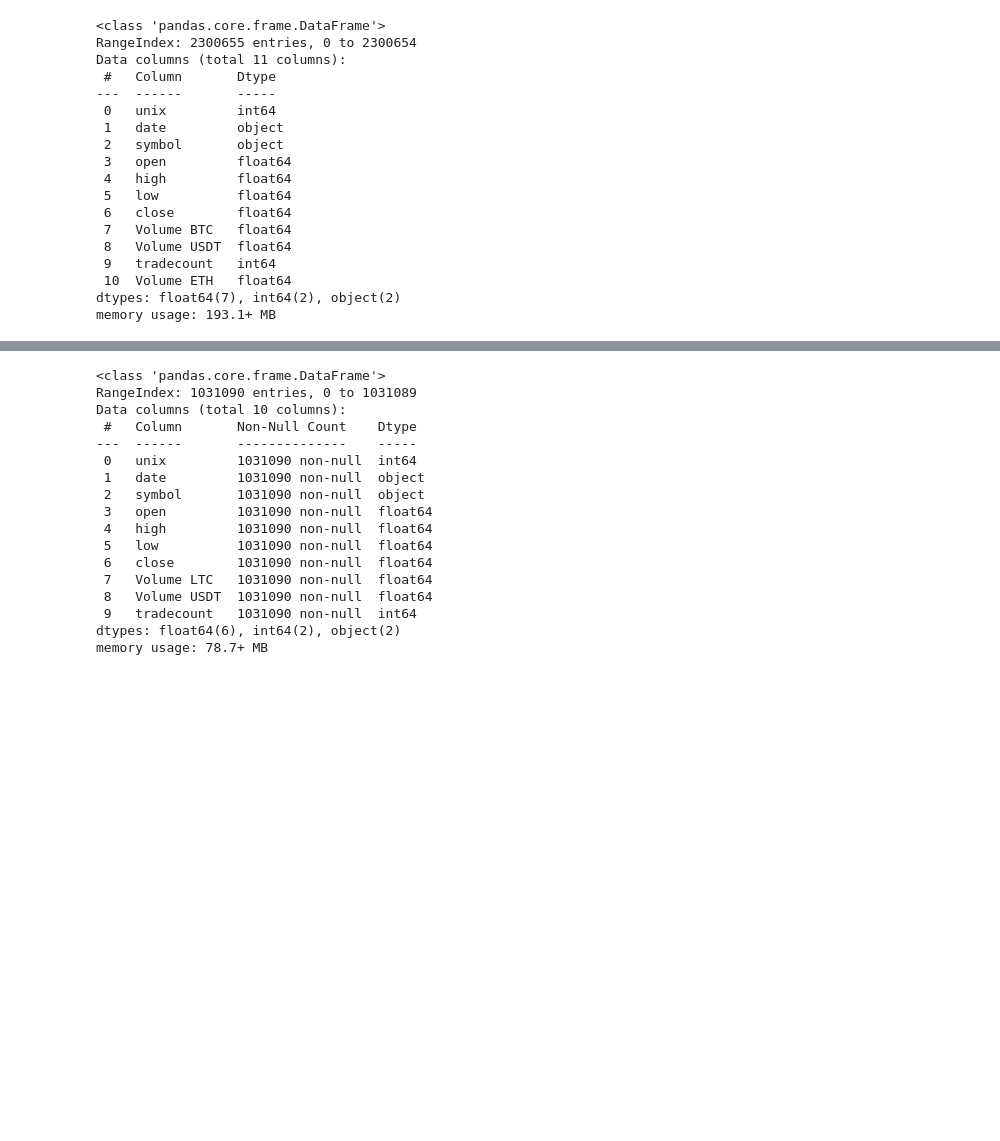
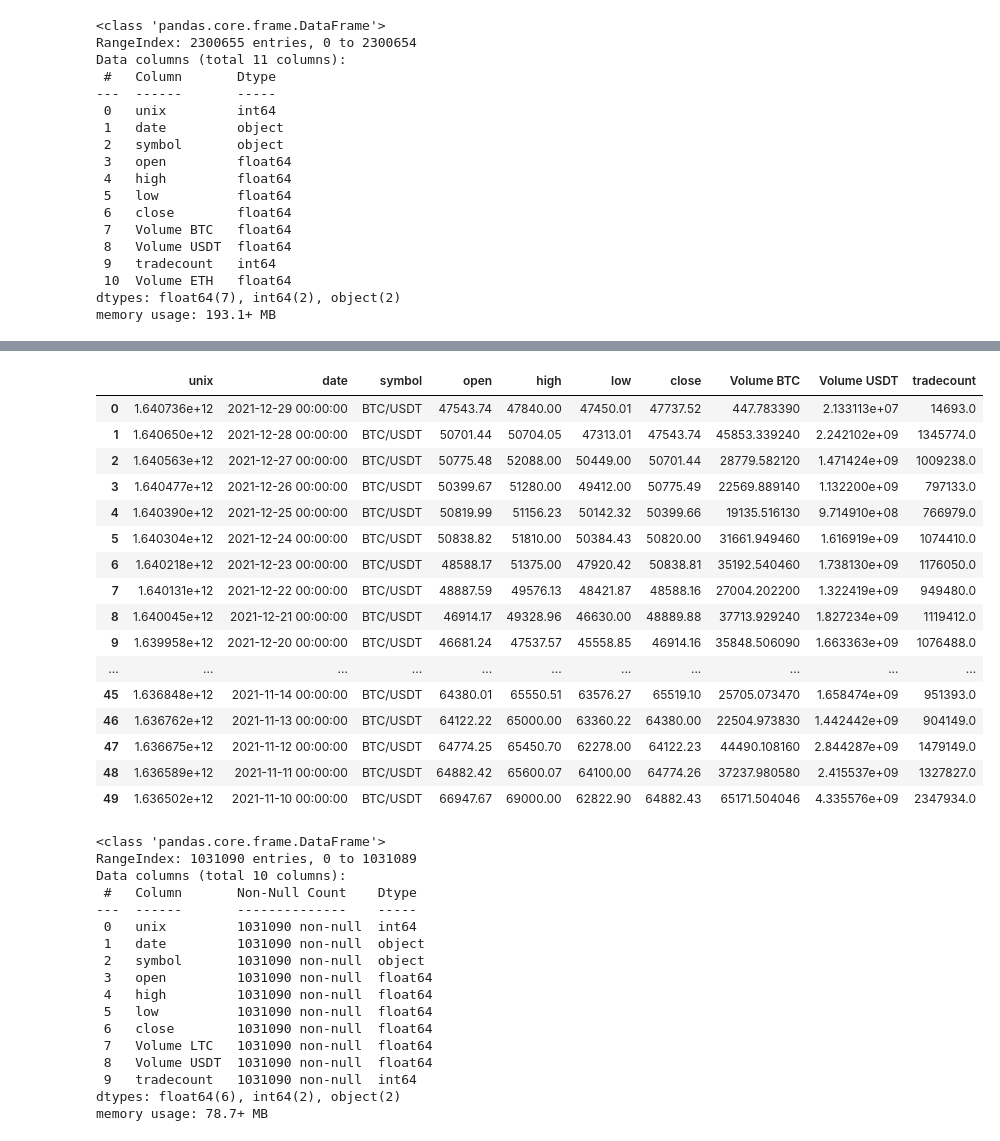
Before and after one commit to tien-duong115/CoinLore_API_Project, a Jupyter notebook: notebook_psql_redshift.ipynb, the cells around one changed output, grey strips where cells are left out. Saved outputs shown, nothing was run; the diff lists cells and outputs as text; code cells hidden in the pictures; blank space fills up the shorter version.

```diff
--- a/notebook_psql_redshift.ipynb
+++ b/notebook_psql_redshift.ipynb
@@ -581,0 +580,4 @@ memory usage: 75.2+ MB
+# %%
+pd.read_csv('data/Binance_BTCUSDT_minute (2).csv',header=1).to_csv('data/Binance_BTCUSDT_minute (2).csv', index=False)
+btc = pd.read_csv('data/binance_btc.csv')
+btc.info()
@@ -582,3 +602,23 @@ memory usage: 75.2+ MB
+# %%
+btc.head(50)
+# %% [output]
+|  | unix | date | symbol | open | high | low | close | Volume BTC | Volume USDT | tradecount |
+| 0 | 1.640736e+12 | 2021-12-29 00:00:00 | BTC/USDT | 47543.74 | 47840.00 | 47450.01 | 47737.52 | 447.783390 | 2.133113e+07 | 14693.0 |
+| 1 | 1.640650e+12 | 2021-12-28 00:00:00 | BTC/USDT | 50701.44 | 50704.05 | 47313.01 | 47543.74 | 45853.339240 | 2.242102e+09 | 1345774.0 |
+| 2 | 1.640563e+12 | 2021-12-27 00:00:00 | BTC/USDT | 50775.48 | 52088.00 | 50449.00 | 50701.44 | 28779.582120 | 1.471424e+09 | 1009238.0 |
+| 3 | 1.640477e+12 | 2021-12-26 00:00:00 | BTC/USDT | 50399.67 | 51280.00 | 49412.00 | 50775.49 | 22569.889140 | 1.132200e+09 | 797133.0 |
+| 4 | 1.640390e+12 | 2021-12-25 00:00:00 | BTC/USDT | 50819.99 | 51156.23 | 50142.32 | 50399.66 | 19135.516130 | 9.714910e+08 | 766979.0 |
+| 5 | 1.640304e+12 | 2021-12-24 00:00:00 | BTC/USDT | 50838.82 | 51810.00 | 50384.43 | 50820.00 | 31661.949460 | 1.616919e+09 | 1074410.0 |
+| 6 | 1.640218e+12 | 2021-12-23 00:00:00 | BTC/USDT | 48588.17 | 51375.00 | 47920.42 | 50838.81 | 35192.540460 | 1.738130e+09 | 1176050.0 |
+| 7 | 1.640131e+12 | 2021-12-22 00:00:00 | BTC/USDT | 48887.59 | 49576.13 | 48421.87 | 48588.16 | 27004.202200 | 1.322419e+09 | 949480.0 |
+| 8 | 1.640045e+12 | 2021-12-21 00:00:00 | BTC/USDT | 46914.17 | 49328.96 | 46630.00 | 48889.88 | 37713.929240 | 1.827234e+09 | 1119412.0 |
+| 9 | 1.639958e+12 | 2021-12-20 00:00:00 | BTC/USDT | 46681.24 | 47537.57 | 45558.85 | 46914.16 | 35848.506090 | 1.663363e+09 | 1076488.0 |
+| ... | ... | ... | ... | ... | ... | ... | ... | ... | ... | ... |
+| 45 | 1.636848e+12 | 2021-11-14 00:00:00 | BTC/USDT | 64380.01 | 65550.51 | 63576.27 | 65519.10 | 25705.073470 | 1.658474e+09 | 951393.0 |
+| 46 | 1.636762e+12 | 2021-11-13 00:00:00 | BTC/USDT | 64122.22 | 65000.00 | 63360.22 | 64380.00 | 22504.973830 | 1.442442e+09 | 904149.0 |
+| 47 | 1.636675e+12 | 2021-11-12 00:00:00 | BTC/USDT | 64774.25 | 65450.70 | 62278.00 | 64122.23 | 44490.108160 | 2.844287e+09 | 1479149.0 |
+| 48 | 1.636589e+12 | 2021-11-11 00:00:00 | BTC/USDT | 64882.42 | 65600.07 | 64100.00 | 64774.26 | 37237.980580 | 2.415537e+09 | 1327827.0 |
+| 49 | 1.636502e+12 | 2021-11-10 00:00:00 | BTC/USDT | 66947.67 | 69000.00 | 62822.90 | 64882.43 | 65171.504046 | 4.335576e+09 | 2347934.0 |
 # %%
 ltc=pd.read_csv('data/Binance_LTCUSDT_minute.csv')
 ltc.info()
```
Also changed, not shown: parts of 3 cells of this notebook, 2 other files.
